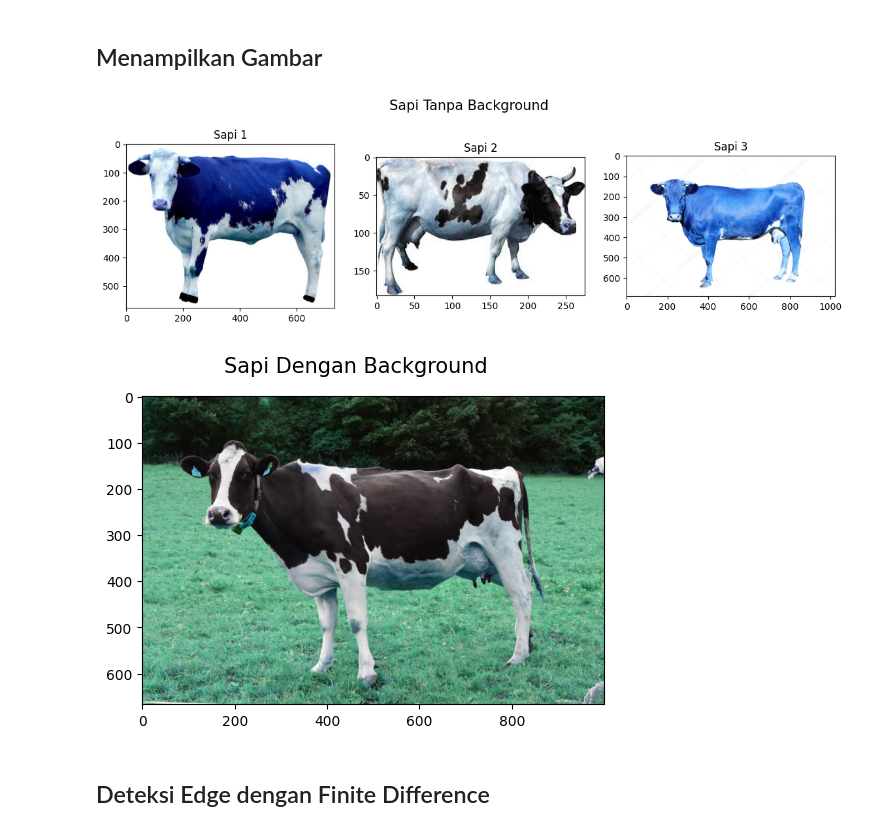
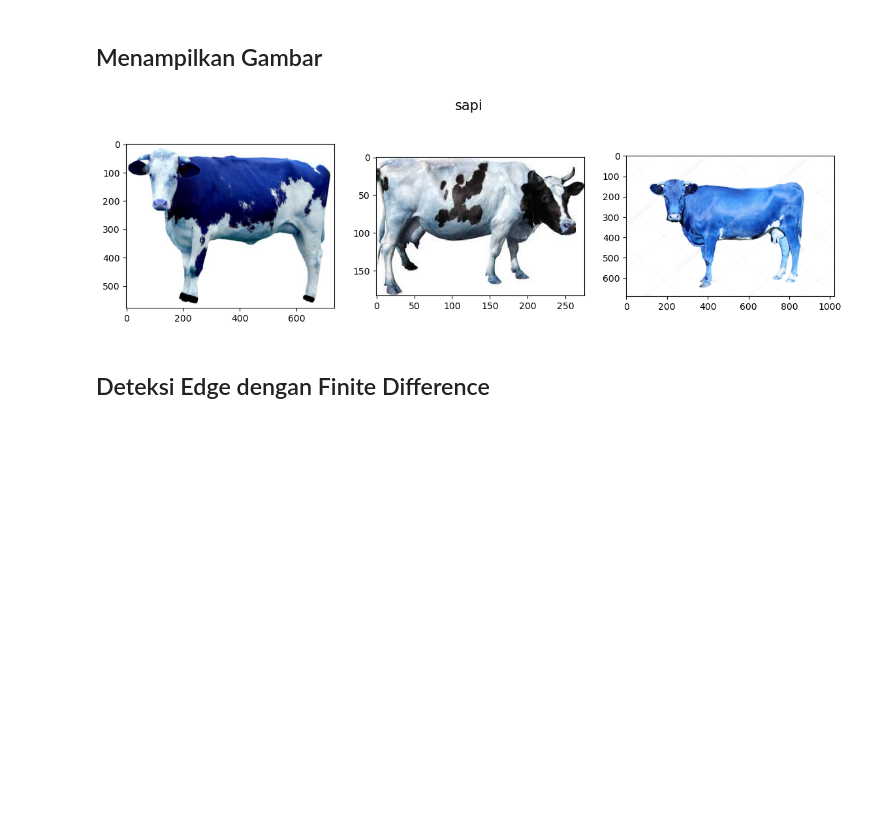
Before and after one commit to naragift/sapixy, a Jupyter notebook: main.ipynb, the cells around one changed output. Saved outputs shown, nothing was run; the diff lists cells and outputs as text; code cells hidden in the pictures; blank space fills up the shorter version.

```diff
--- a/main.ipynb
+++ b/main.ipynb
@@ -13,7 +13,7 @@ import matplotlib.pyplot as plt
 # %% [markdown]
 ## Menampilkan Gambar
 # %%
-def display_im_nobg(im1, im2,im3, title):
+def display_im(im1, im2,im3, title):
   f, (ax1, ax2, ax3) = plt.subplots(1, 3, figsize=(14, 4))
   ax1.imshow(im1, cmap='gray')
   ax1.set_title('Sapi 1')
@@ -23,20 +23,18 @@ def display_im_nobg(im1, im2,im3, title):
   ax3.set_title('Sapi 3')
   f.suptitle(title, fontsize=15)
 
-def display_im_bg(im1, title):
+def display_im2(im1, title):
   f, (ax1) = plt.subplots(1, 1, figsize=(14, 4))
   ax1.imshow(im1, cmap='gray')
   f.suptitle(title, fontsize=15)
 # %%
 sapi_tanpa_bg1 = cv2.imread('./sapi1.jpg')
 sapi_tanpa_bg2 = cv2.imread('./sapi2.jpeg')
 sapi_tanpa_bg3 = cv2.imread('./sapi3.jpg')
 sapi_dgn_bg = cv2.imread('./sapi_x.jpeg')
-display_im_nobg(sapi_tanpa_bg1,sapi_tanpa_bg2,sapi_tanpa_bg3, 'Sapi Tanpa Background')
-display_im_bg(sapi_dgn_bg, 'Sapi Dengan Background')
+display_im(sapi_tanpa_bg1,sapi_tanpa_bg2,sapi_tanpa_bg3, title='sapi')
 # %% [output]
-[figure, old version]
+[figure, new version]
-[figure, removed]
 # %%
 image1 = sapi_tanpa_bg1
 image2 = sapi_tanpa_bg2
```
Also changed, not shown: parts of 11 cells of this notebook.
